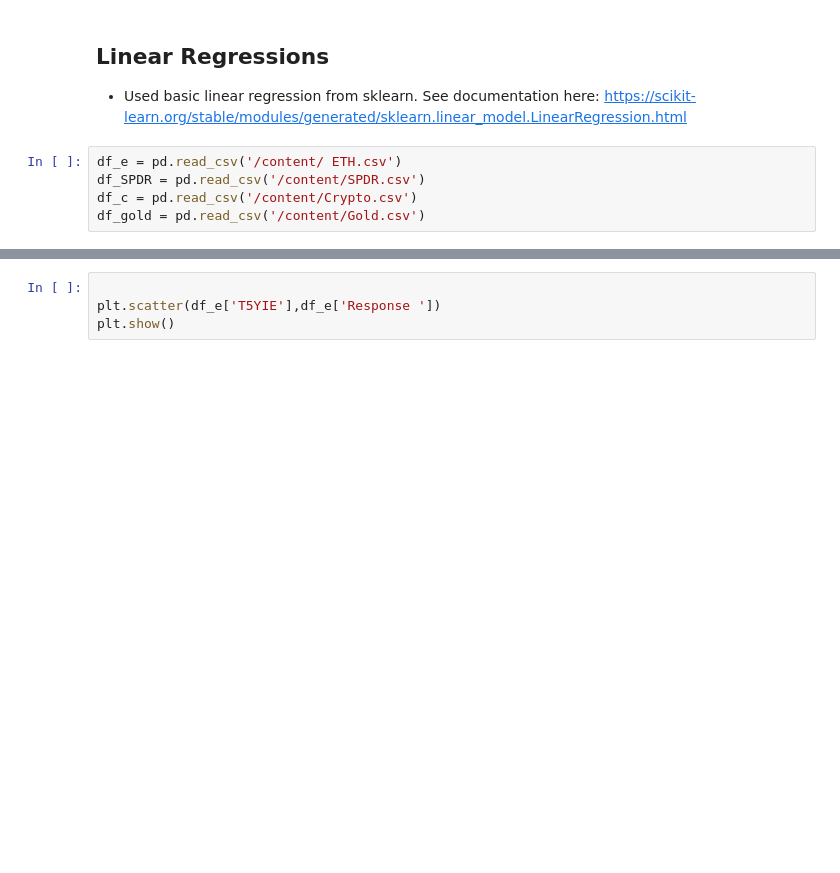
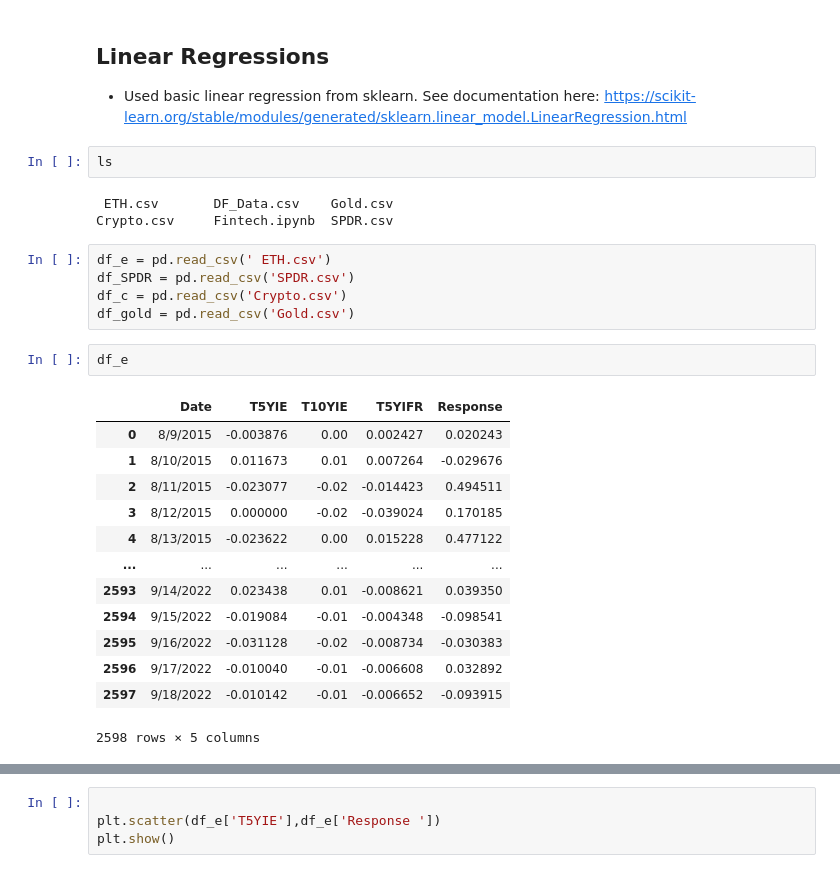
Before and after one commit to jennarempel/Team-ETH, a Jupyter notebook: Data/Fintech.ipynb, the cells around one changed output, grey strips where cells are left out. Saved outputs shown, nothing was run; the diff lists cells and outputs as text; blank space fills up the shorter version.

```diff
--- a/Data/Fintech.ipynb
+++ b/Data/Fintech.ipynb
@@ -254,8 +275,29 @@ Var is T5YIFR. Result is (-9.277083327513706, 1.2803579936942837e-15, 25, 1620,
 # %% [markdown]
 ## Linear Regressions
 *   Used basic linear regression from sklearn. See documentation here: https://scikit-learn.org/stable/modules/generated/sklearn.linear_model.LinearRegression.html
+# %%
+ls
+# %% [output]
+ ETH.csv       DF_Data.csv    Gold.csv
+Crypto.csv     Fintech.ipynb  SPDR.csv
 # %%
-df_e = pd.read_csv('/content/ ETH.csv')
-df_SPDR = pd.read_csv('/content/SPDR.csv')
-df_c = pd.read_csv('/content/Crypto.csv')
-df_gold = pd.read_csv('/content/Gold.csv')
+df_e = pd.read_csv(' ETH.csv')
+df_SPDR = pd.read_csv('SPDR.csv')
+df_c = pd.read_csv('Crypto.csv')
+df_gold = pd.read_csv('Gold.csv')
+# %%
+df_e
+# %% [output]
+|  | Date | T5YIE | T10YIE | T5YIFR | Response |
+| 0 | 8/9/2015 | -0.003876 | 0.00 | 0.002427 | 0.020243 |
+| 1 | 8/10/2015 | 0.011673 | 0.01 | 0.007264 | -0.029676 |
+| 2 | 8/11/2015 | -0.023077 | -0.02 | -0.014423 | 0.494511 |
+| 3 | 8/12/2015 | 0.000000 | -0.02 | -0.039024 | 0.170185 |
+| 4 | 8/13/2015 | -0.023622 | 0.00 | 0.015228 | 0.477122 |
+| ... | ... | ... | ... | ... | ... |
+| 2593 | 9/14/2022 | 0.023438 | 0.01 | -0.008621 | 0.039350 |
+| 2594 | 9/15/2022 | -0.019084 | -0.01 | -0.004348 | -0.098541 |
+| 2595 | 9/16/2022 | -0.031128 | -0.02 | -0.008734 | -0.030383 |
+| 2596 | 9/17/2022 | -0.010040 | -0.01 | -0.006608 | 0.032892 |
+| 2597 | 9/18/2022 | -0.010142 | -0.01 | -0.006652 | -0.093915 |
+2598 rows × 5 columns
```
Also changed, not shown: parts of 6 cells of this notebook.
